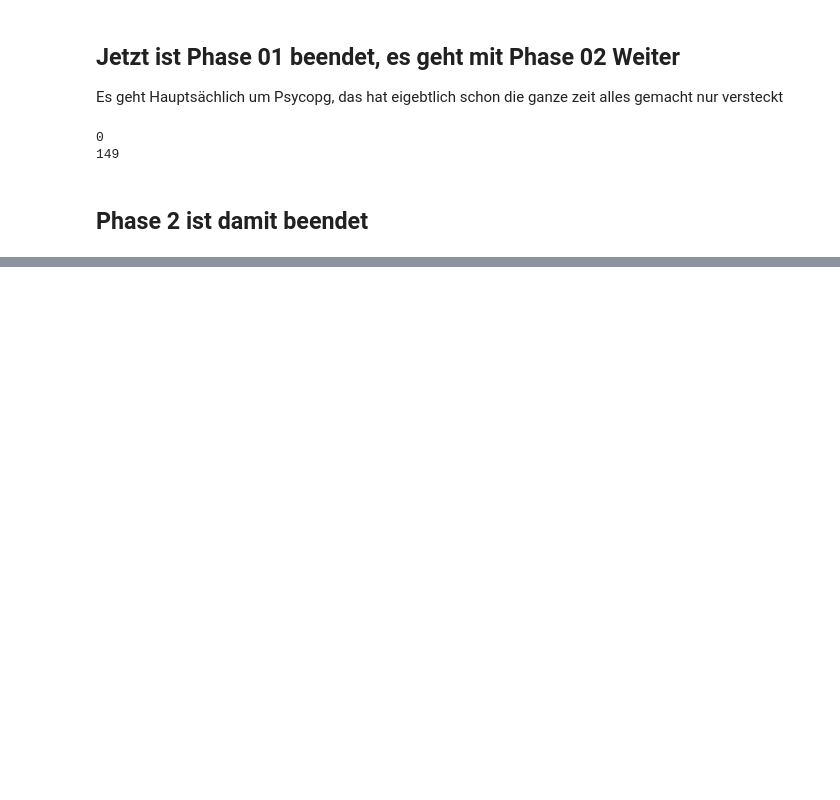
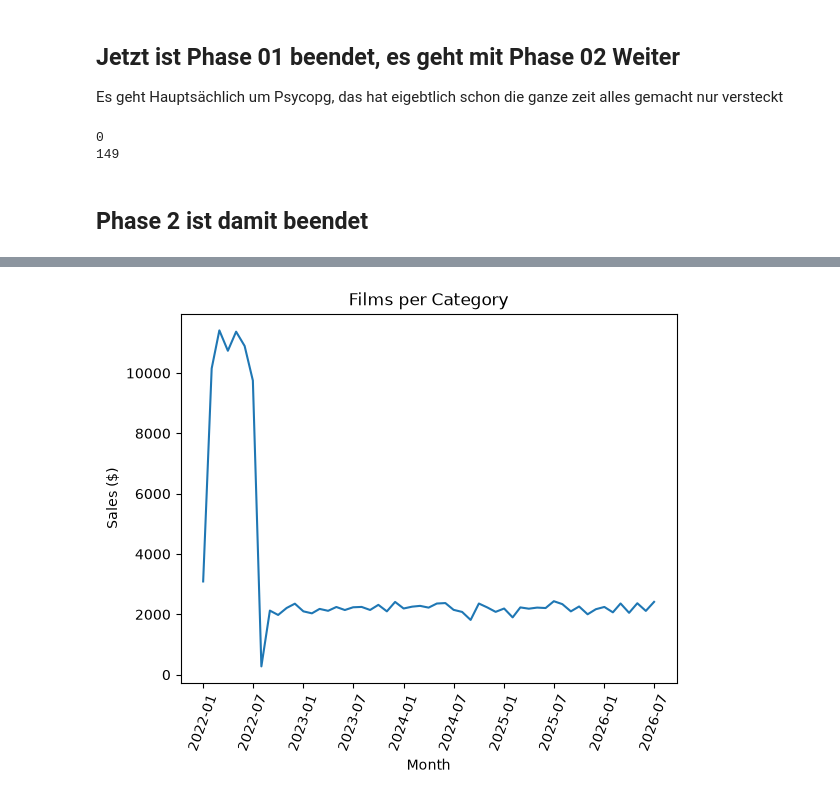
Before and after one commit to Wolfgamer1704/notebooks, a Jupyter notebook: Public/SQLxPython/Roadmap.ipynb, the cells around one changed output, grey strips where cells are left out. Saved outputs shown, nothing was run; the diff lists cells and outputs as text; code cells hidden in the pictures; blank space fills up the shorter version.

```diff
--- a/Public/SQLxPython/Roadmap.ipynb
+++ b/Public/SQLxPython/Roadmap.ipynb
@@ -204,0 +217,14 @@ print(len( get_films_of_category("Action")))
+# %%
+def get_sales_per_month():
+    action = """
+            SELECT
+                date_trunc('month', payment.payment_date)::date As month,
+                sum(payment.amount) AS Sales
+            FROM
+                payment
+            GROUP BY
+                month
+            ORDER BY
+                month, Sales
+        """
+    return pandas.read_sql(action, pagila)
@@ -204,0 +374,11 @@ print(len( get_films_of_category("Action")))
+# %%
+data = get_sales_per_month()
+
+plotter.plot(data["month"], data["sales"])
+plotter.title("Films per Category")
+plotter.xlabel("Month")
+plotter.ylabel("Sales ($)")
+plotter.xticks(rotation=70)
+plotter.show()
+# %% [output]
+[figure, added]
```
Also changed, not shown: parts of 40 cells of this notebook, 5 other files.
